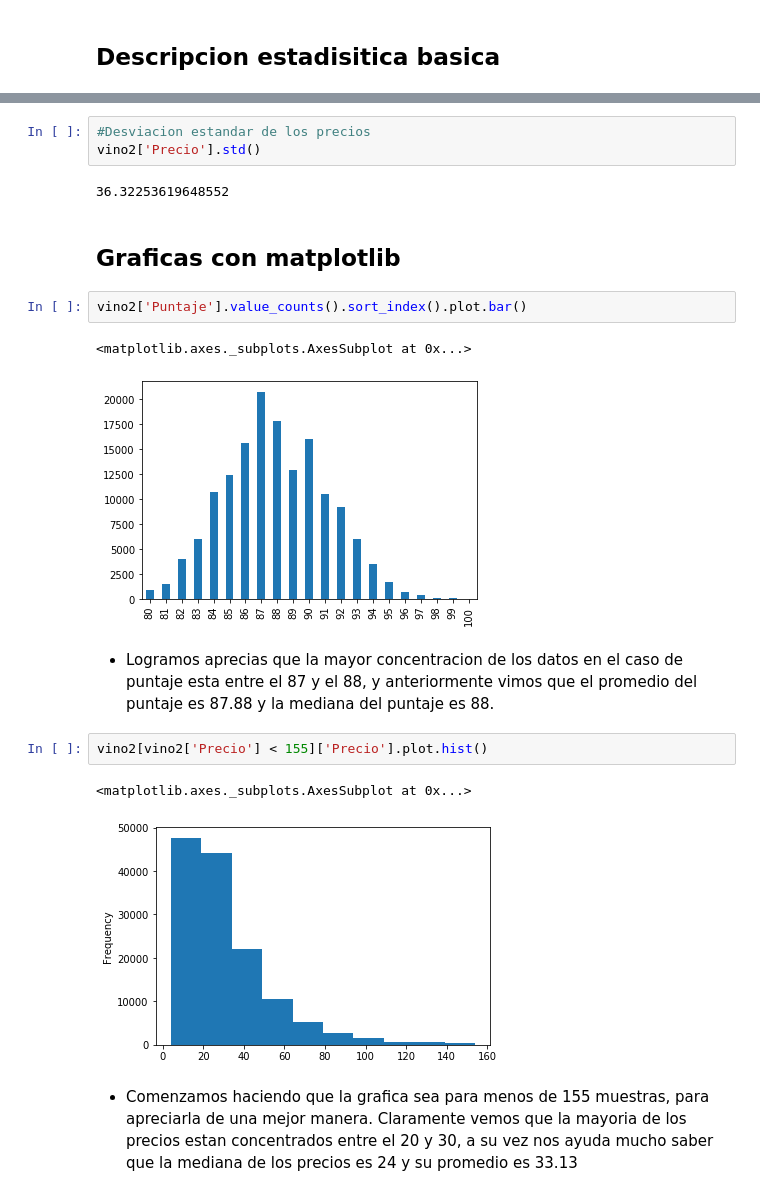
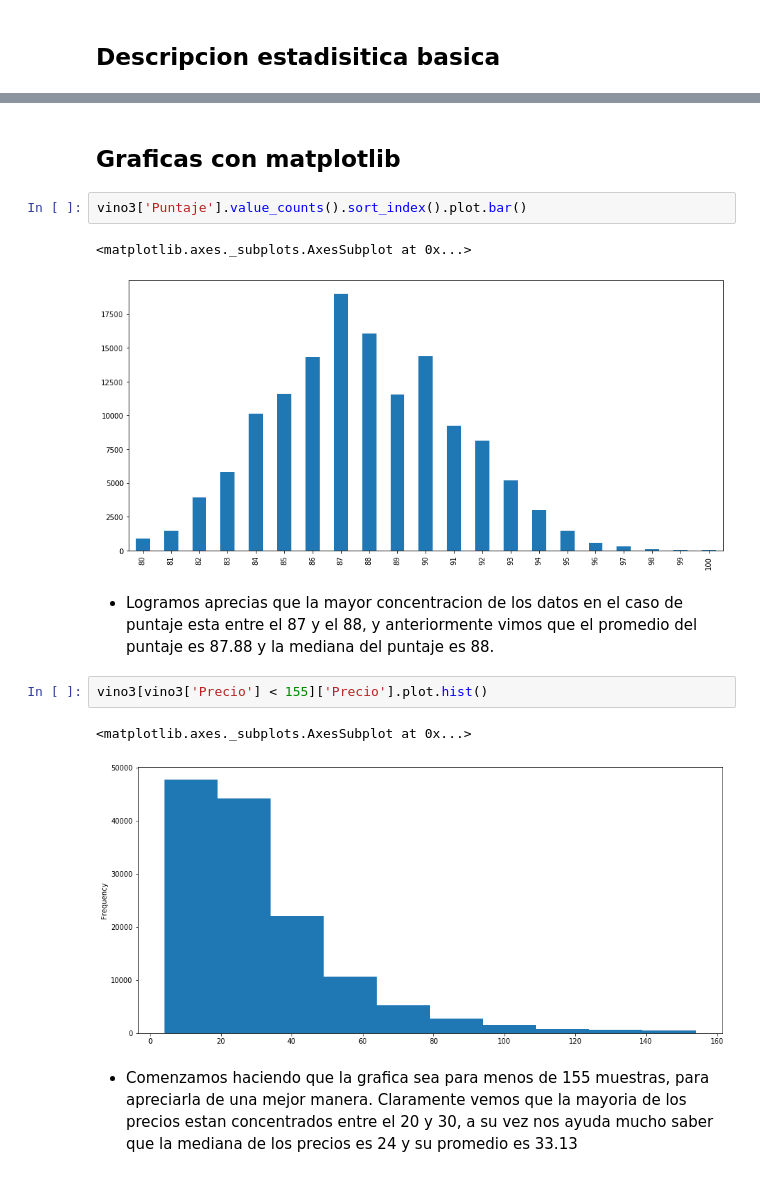
Before and after one commit to Sofia161/Mineria-de-datos, a Jupyter notebook: Practica 2.ipynb, the cells around one changed output, grey strips where cells are left out. Cells and saved outputs as stored; diff of their text form.

```diff
--- a/Practica 2.ipynb
+++ b/Practica 2.ipynb
@@ -115,24 +137,19 @@ vino2['Precio'].var()
 # %% [output]
 1319.326635745001
-# %%
-#Desviacion estandar de los precios
-vino2['Precio'].std()
-# %% [output]
-36.32253619648552
 # %% [markdown]
 ## Graficas con matplotlib
 # %%
-vino2['Puntaje'].value_counts().sort_index().plot.bar()
+vino3['Puntaje'].value_counts().sort_index().plot.bar()
 # %% [output]
 <matplotlib.axes._subplots.AxesSubplot at 0x...>
-[figure, old version]
+[figure, new version]
 # %% [markdown]
 - Logramos aprecias que la mayor concentracion de los datos en el caso de puntaje esta entre el 87 y el 88, y anteriormente vimos que el promedio del puntaje es 87.88 y la mediana del puntaje es 88.
 # %%
-vino2[vino2['Precio'] < 155]['Precio'].plot.hist()
+vino3[vino3['Precio'] < 155]['Precio'].plot.hist()
 # %% [output]
 <matplotlib.axes._subplots.AxesSubplot at 0x...>
-[figure, old version]
+[figure, new version]
 # %% [markdown]
 - Comenzamos haciendo que la grafica sea para menos de 155 muestras, para apreciarla de una mejor manera. Claramente vemos que la mayoria de los precios estan concentrados entre el 20 y 30, a su vez nos ayuda mucho saber que la mediana de los precios es 24 y su promedio es 33.13
 # %% [markdown]
```
Also changed, not shown: parts of 39 cells of this notebook, 2 other files.
